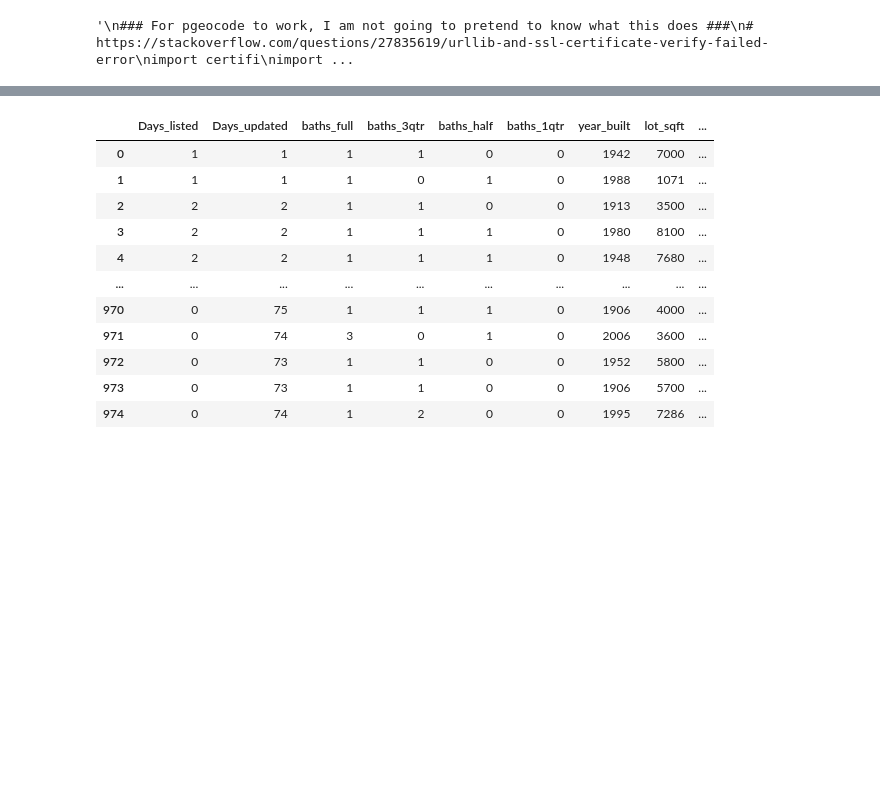
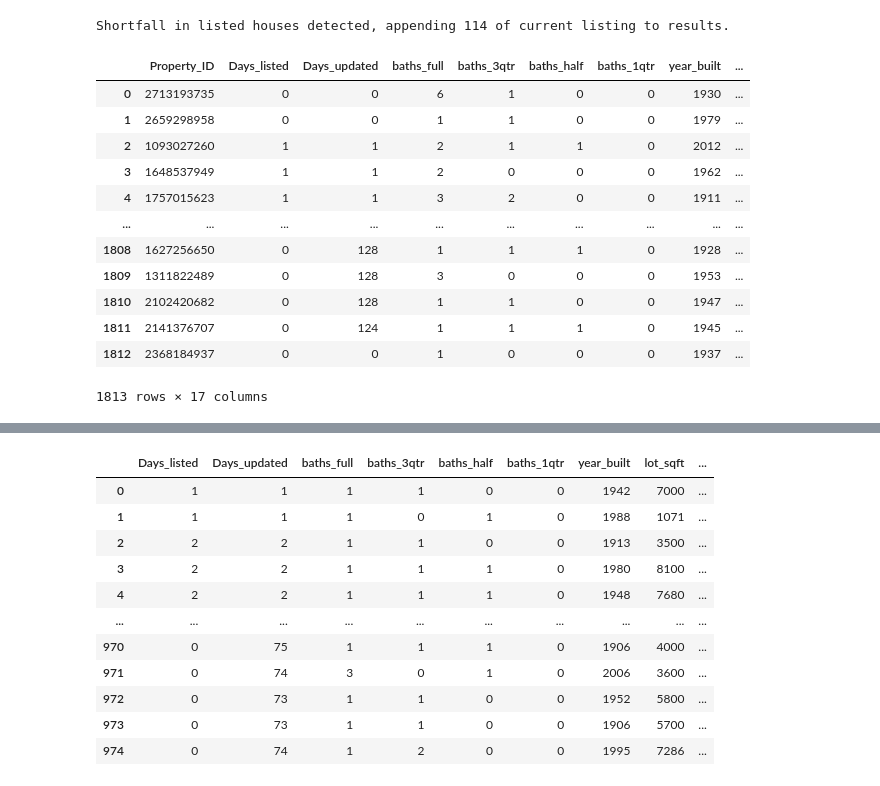
Before and after one commit to AndrewCoogan/BHU, a Jupyter notebook: Housing API Playground.ipynb, the cells around one changed output, grey strips where cells are left out. Cells and saved outputs as stored; diff of their text form; code cells hidden in the pictures; blank space fills up the shorter version.

```diff
--- a/Housing API Playground.ipynb
+++ b/Housing API Playground.ipynb
@@ -3,7 +3,7 @@ import real_estate_api as rea
 
 from typing import Union, List
 from types import ModuleType
-from beartype import beartype
+from beartype._decor.decormain import beartype
 import warnings
 
 import numpy as np
@@ -11,54 +11,53 @@ import pandas as pd
 import sys
 import importlib
 
-from sklearn.base import TransformerMixin, BaseEstimator
+from itertools import chain
+import random
+
+from sklearn.base import TransformerMixin, BaseEstimator, RegressorMixin
 from sklearn.pipeline import Pipeline
 from sklearn.compose import ColumnTransformer
 
 import keys as k
 keys = k.getKeys()
-
-import pgeocode
-
-'''
-### For pgeocode to work, I am not going to pretend to know what this does ###
-# https://stackoverflow.com/questions/27835619/urllib-and-ssl-certificate-verify-failed-error
-import certifi
-import os
-import ssl
-
-openssl_dir, openssl_cafile = os.path.split(
-        ssl.get_default_verify_paths().openssl_cafile
-)
-
-os.chdir(openssl_dir)
-relpath_to_certifi_cafile = os.path.relpath(certifi.where())
-
-try:
-    os.remove(openssl_cafile)
-except FileNotFoundError:
-    pass
-
-os.symlink(relpath_to_certifi_cafile, openssl_cafile)
-###
-'''
-# %% [output]
-'\n### For pgeocode to work, I am not going to pretend to know what this does ###\n# https://stackoverflow.com/questions/27835619/urllib-and-ssl-certificate-verify-failed-error\nimport certifi\nimport ...
 # %%
 user_home = rea.get_UserHome(keys['SampleHouse'].strip("\'"))
-hoi = rea.get_HousesOfInterest(user_home, n=1000, listed_to_sold_ratio=0.3, verbose=True)
+hoi = rea.get_HousesOfInterest(user_home, n=2000, listed_to_sold_ratio=0.3, verbose=True)
 gd = rea.geo_data(hoi['geo'])
+# %% [output]
+Shortfall in listed houses detected, appending 114 of current listing to results.
 # %%
 # Can this be the first step in the pipeline or no?
 fg = rea.FeatureGenerator(
-    houses = [rea.house(h) for h in hoi['houses']],
+    houses = hoi['houses'],
     gd=gd,
     user_home=user_home
 )
 # %%
 class ToDataFrame(BaseEstimator, TransformerMixin):
     def fit(self, X, y=None):
         return self
 
     def transform(self, X):
-        return pd.DataFrame(X)
+        return pd.DataFrame(X).drop_duplicates(subset=['Property_ID'])
+
+pipe = Pipeline([
+    ('format_data', ToDataFrame())
+])
+
+output = pipe.fit_transform(fg.features, fg.targets)
+output
+# %% [output]
+|  | Property_ID | Days_listed | Days_updated | baths_full | baths_3qtr | baths_half | baths_1qtr | year_built | ... |
+| 0 | 2713193735 | 0 | 0 | 6 | 1 | 0 | 0 | 1930 | ... |
+| 1 | 2659298958 | 0 | 0 | 1 | 1 | 0 | 0 | 1979 | ... |
+| 2 | 1093027260 | 1 | 1 | 2 | 1 | 1 | 0 | 2012 | ... |
+| 3 | 1648537949 | 1 | 1 | 2 | 0 | 0 | 0 | 1962 | ... |
+| 4 | 1757015623 | 1 | 1 | 3 | 2 | 0 | 0 | 1911 | ... |
+| ... | ... | ... | ... | ... | ... | ... | ... | ... | ... |
+| 1808 | 1627256650 | 0 | 128 | 1 | 1 | 1 | 0 | 1928 | ... |
+| 1809 | 1311822489 | 0 | 128 | 3 | 0 | 0 | 0 | 1953 | ... |
+| 1810 | 2102420682 | 0 | 128 | 1 | 1 | 0 | 0 | 1947 | ... |
+| 1811 | 2141376707 | 0 | 124 | 1 | 1 | 1 | 0 | 1945 | ... |
+| 1812 | 2368184937 | 0 | 0 | 1 | 0 | 0 | 0 | 1937 | ... |
+1813 rows × 17 columns
```
Also changed, not shown: parts of 14 cells of this notebook, 1 other file.
